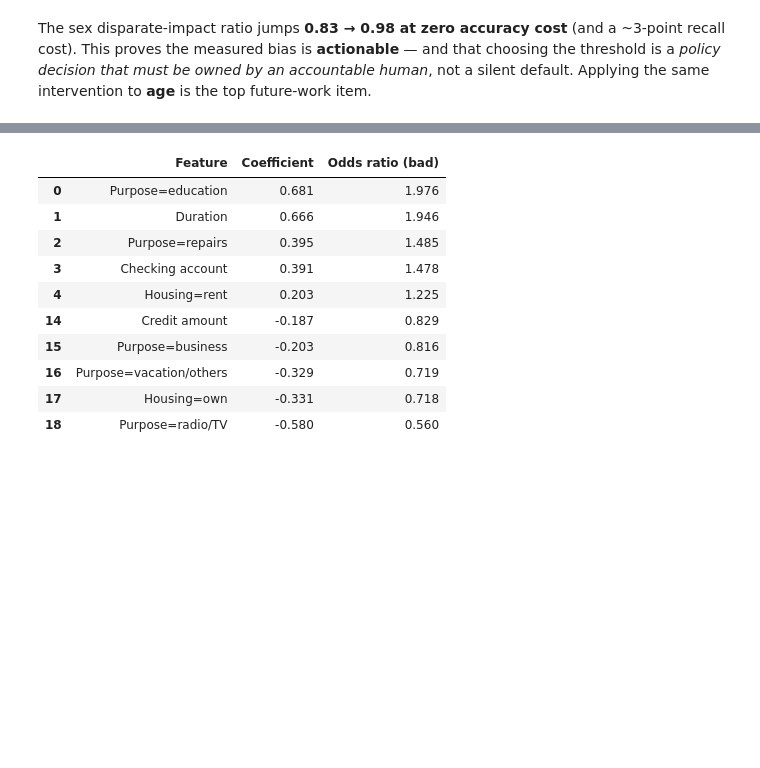
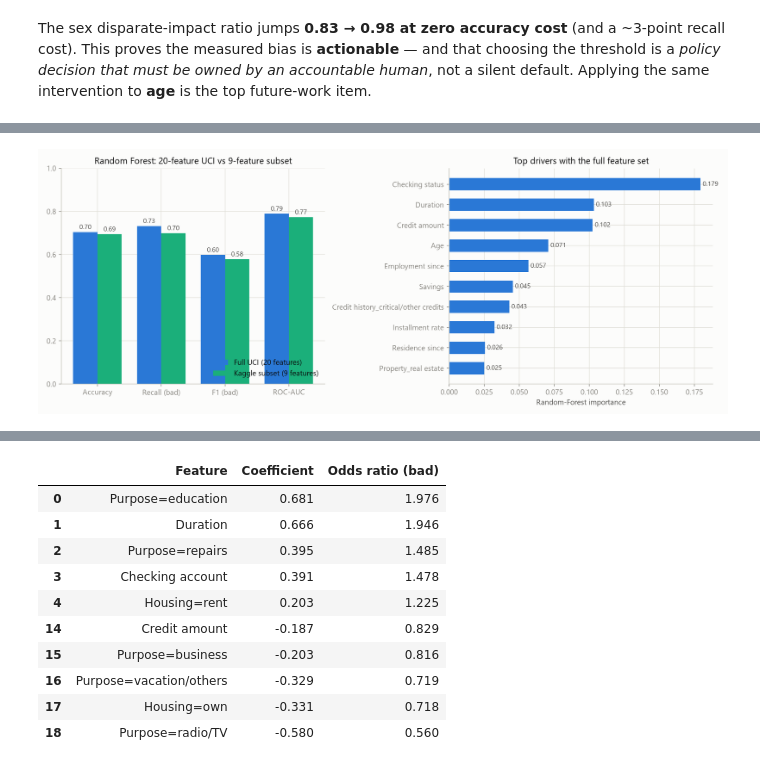
Before and after one commit to rahuldevagiri/credit-score-system, a Jupyter notebook: Responsible_AI_Credit_Scoring.ipynb, the cells around one changed output, grey strips where cells are left out. Cells and saved outputs as stored; diff of their text form; code cells hidden in the pictures; blank space fills up the shorter version.

```diff
--- a/Responsible_AI_Credit_Scoring.ipynb
+++ b/Responsible_AI_Credit_Scoring.ipynb
@@ -287,0 +315,4 @@ top future-work item.
+# %%
+show("full_uci_comparison.png", width=980)
+# %% [output]
+[figure, added]
```
Also changed, not shown: parts of 20 cells of this notebook, 32 other files.
